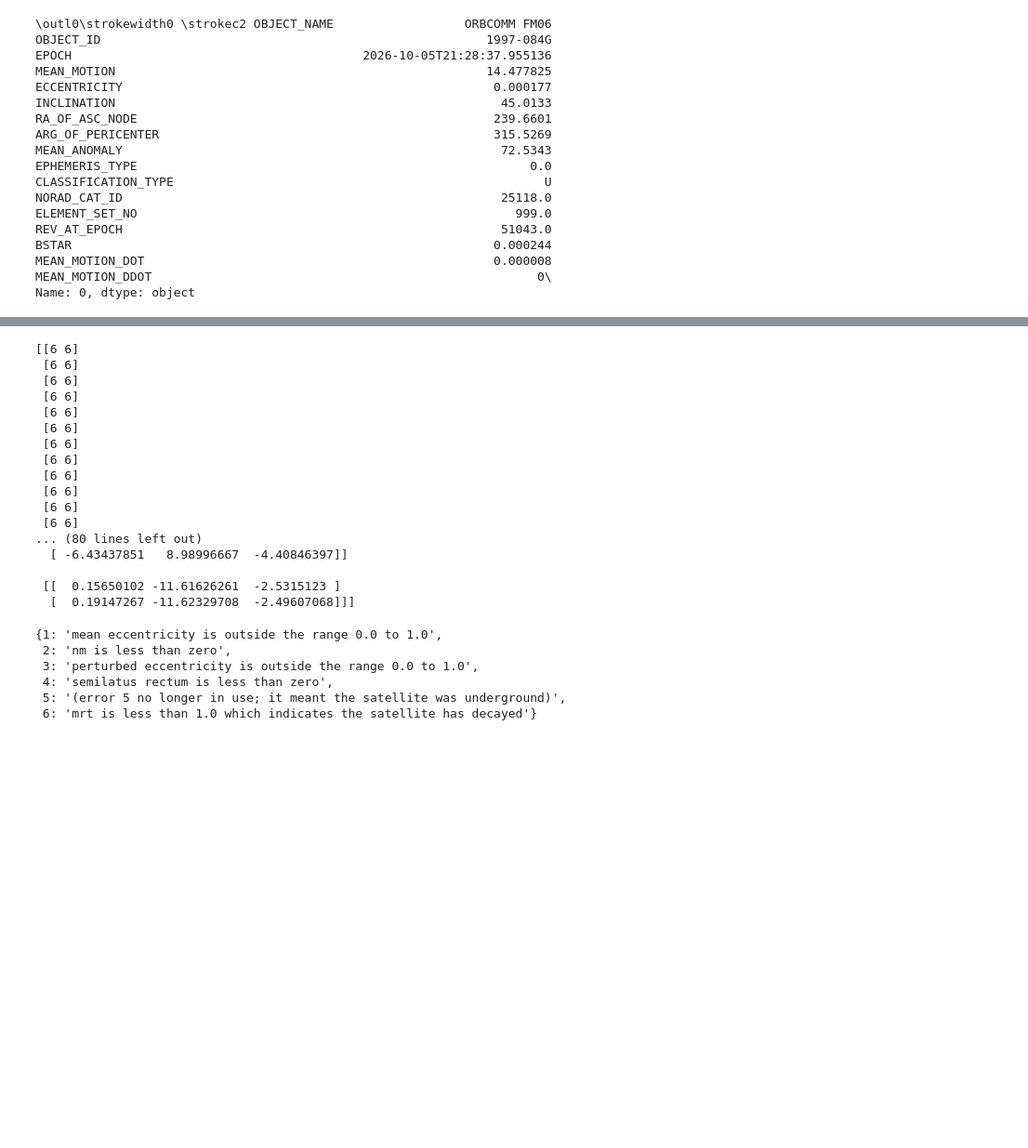
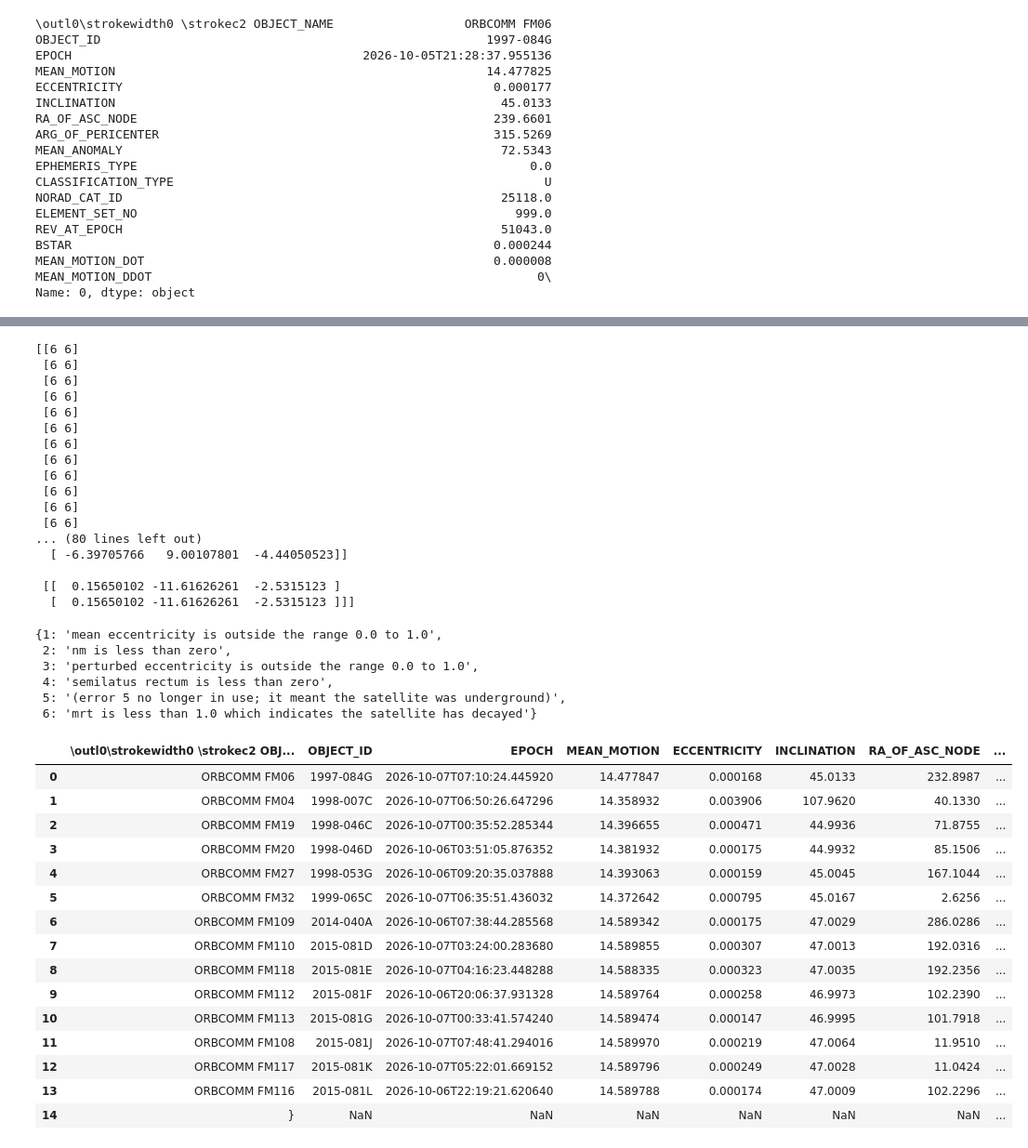
Before and after one commit to Ariel14061969/SatellliteLocEst, a Jupyter notebook: satellite_data_ manipulation.ipynb, the cells around one changed output, grey strips where cells are left out. Shown at 93% size. Cells and saved outputs as stored; diff of their text form; code cells hidden in the pictures; blank space fills up the shorter version.

```diff
--- a/satellite_data_ manipulation.ipynb
+++ b/satellite_data_ manipulation.ipynb
@@ -159,7 +289,7 @@ import numpy as np
 
 jd1, fr1 = jday(2026, 10, 7, 12, 0, 0)
 jd2, fr2 = jday(2026, 10, 7, 12, 0, 1)
-e, r, v = sat_array.sgp4(np.array([jd1,jd2]),np.array( [fr1,fr2]))
+e, r, v = sat_array.sgp4(np.array([jd1,jd1]),np.array( [fr1,fr1]))
 print(e)
 print(r)
 print(v)
@@ -177,10 +307,10 @@ print(v)
  [6 6]
  [6 6]
 ... (80 lines left out)
-  [ -6.43437851   8.98996667  -4.40846397]]
+  [ -6.39705766   9.00107801  -4.44050523]]
 
  [[  0.15650102 -11.61626261  -2.5315123 ]
-  [  0.19147267 -11.62329708  -2.49607068]]]
+  [  0.15650102 -11.61626261  -2.5315123 ]]]
 # %%
 from sgp4.api import SGP4_ERRORS
 SGP4_ERRORS
@@ -191,4 +321,24 @@ SGP4_ERRORS
  4: 'semilatus rectum is less than zero',
  5: '(error 5 no longer in use; it meant the satellite was underground)',
  6: 'mrt is less than 1.0 which indicates the satellite has decayed'}
+# %%
+orbcomDataLater=pd.read_csv('Orbcomm2026later.csv',skiprows=9)
+orbcomDataLater
+# %% [output]
+|  | \outl0\strokewidth0 \strokec2 OBJ... | OBJECT_ID | EPOCH | MEAN_MOTION | ECCENTRICITY | INCLINATION | RA_OF_ASC_NODE | ... |
+| 0 | ORBCOMM FM06 | 1997-084G | 2026-10-07T07:10:24.445920 | 14.477847 | 0.000168 | 45.0133 | 232.8987 | ... |
+| 1 | ORBCOMM FM04 | 1998-007C | 2026-10-07T06:50:26.647296 | 14.358932 | 0.003906 | 107.9620 | 40.1330 | ... |
+| 2 | ORBCOMM FM19 | 1998-046C | 2026-10-07T00:35:52.285344 | 14.396655 | 0.000471 | 44.9936 | 71.8755 | ... |
+| 3 | ORBCOMM FM20 | 1998-046D | 2026-10-06T03:51:05.876352 | 14.381932 | 0.000175 | 44.9932 | 85.1506 | ... |
+| 4 | ORBCOMM FM27 | 1998-053G | 2026-10-06T09:20:35.037888 | 14.393063 | 0.000159 | 45.0045 | 167.1044 | ... |
+| 5 | ORBCOMM FM32 | 1999-065C | 2026-10-07T06:35:51.436032 | 14.372642 | 0.000795 | 45.0167 | 2.6256 | ... |
+| 6 | ORBCOMM FM109 | 2014-040A | 2026-10-06T07:38:44.285568 | 14.589342 | 0.000175 | 47.0029 | 286.0286 | ... |
+| 7 | ORBCOMM FM110 | 2015-081D | 2026-10-07T03:24:00.283680 | 14.589855 | 0.000307 | 47.0013 | 192.0316 | ... |
+| 8 | ORBCOMM FM118 | 2015-081E | 2026-10-07T04:16:23.448288 | 14.588335 | 0.000323 | 47.0035 | 192.2356 | ... |
+| 9 | ORBCOMM FM112 | 2015-081F | 2026-10-06T20:06:37.931328 | 14.589764 | 0.000258 | 46.9973 | 102.2390 | ... |
+| 10 | ORBCOMM FM113 | 2015-081G | 2026-10-07T00:33:41.574240 | 14.589474 | 0.000147 | 46.9995 | 101.7918 | ... |
+| 11 | ORBCOMM FM108 | 2015-081J | 2026-10-07T07:48:41.294016 | 14.589970 | 0.000219 | 47.0064 | 11.9510 | ... |
+| 12 | ORBCOMM FM117 | 2015-081K | 2026-10-07T05:22:01.669152 | 14.589796 | 0.000249 | 47.0028 | 11.0424 | ... |
+| 13 | ORBCOMM FM116 | 2015-081L | 2026-10-06T22:19:21.620640 | 14.589788 | 0.000174 | 47.0009 | 102.2296 | ... |
+| 14 | } | NaN | NaN | NaN | NaN | NaN | NaN | ... |
 # %%
```
Also changed, not shown: parts of 9 cells of this notebook, 1 other file.
